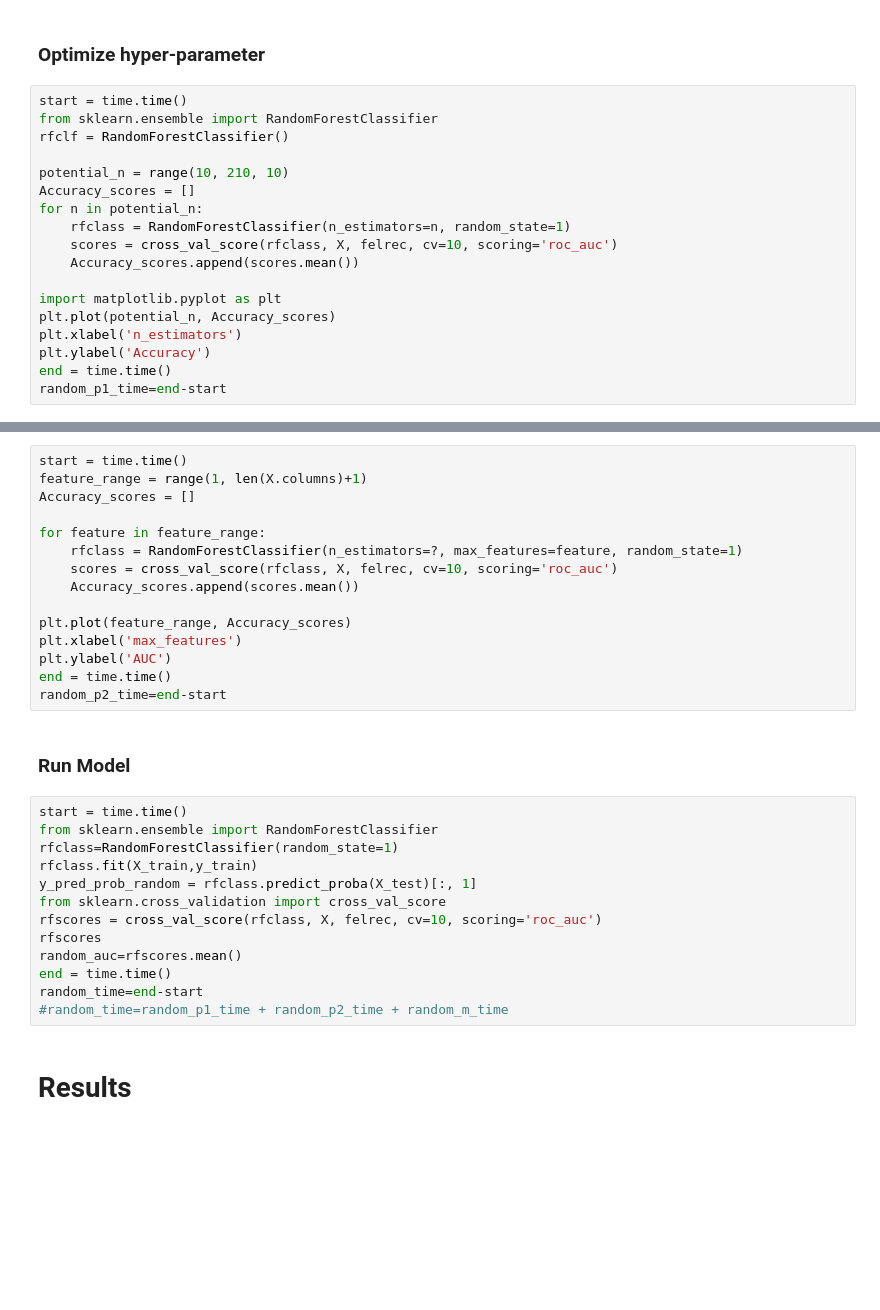
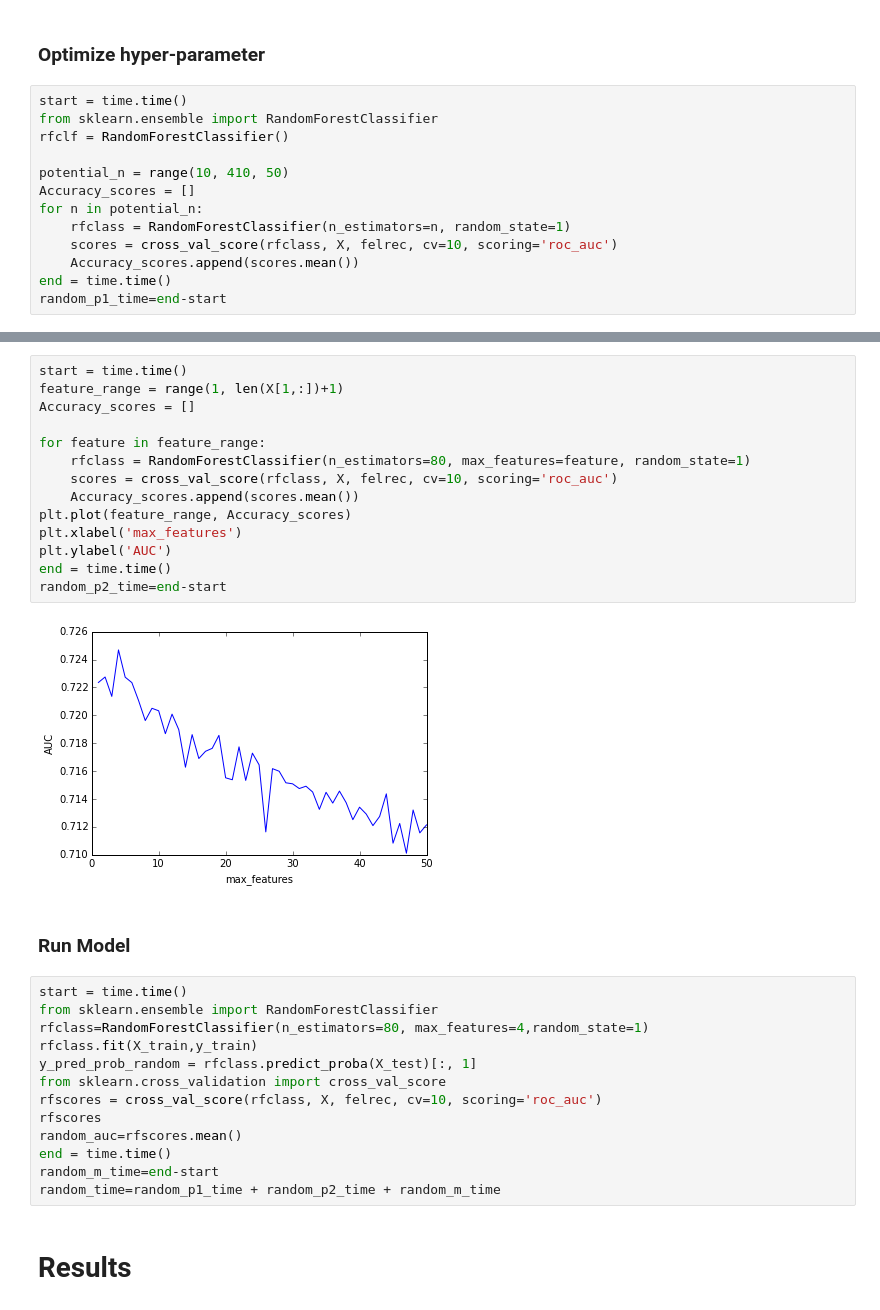
Before and after one commit to apculley/Stat-504, a Jupyter notebook: HW_3/HW_3.ipynb, the cells around one changed output, grey strips where cells are left out. Drawn from its saved outputs; the diff is of its cells as text; blank space fills up the shorter version.

```diff
--- a/HW_3/HW_3.ipynb
+++ b/HW_3/HW_3.ipynb
@@ -237,16 +240,11 @@ start = time.time()
 from sklearn.ensemble import RandomForestClassifier
 rfclf = RandomForestClassifier()
 
-potential_n = range(10, 210, 10)
+potential_n = range(10, 410, 50)
 Accuracy_scores = []
 for n in potential_n:
     rfclass = RandomForestClassifier(n_estimators=n, random_state=1)
     scores = cross_val_score(rfclass, X, felrec, cv=10, scoring='roc_auc')
     Accuracy_scores.append(scores.mean())
-
-import matplotlib.pyplot as plt
-plt.plot(potential_n, Accuracy_scores)
-plt.xlabel('n_estimators')
-plt.ylabel('Accuracy')
 end = time.time()
 random_p1_time=end-start
@@ -253,24 +258,25 @@ random_p1_time=end-start
 # %%
 start = time.time()
-feature_range = range(1, len(X.columns)+1)
+feature_range = range(1, len(X[1,:])+1)
 Accuracy_scores = []
 
 for feature in feature_range:
-    rfclass = RandomForestClassifier(n_estimators=?, max_features=feature, random_state=1)
+    rfclass = RandomForestClassifier(n_estimators=80, max_features=feature, random_state=1)
     scores = cross_val_score(rfclass, X, felrec, cv=10, scoring='roc_auc')
     Accuracy_scores.append(scores.mean())
-
 plt.plot(feature_range, Accuracy_scores)
 plt.xlabel('max_features')
 plt.ylabel('AUC')
 end = time.time()
 random_p2_time=end-start
+# %% [output]
+[figure, added]
 # %% [markdown]
 ### Run Model
 # %%
 start = time.time()
 from sklearn.ensemble import RandomForestClassifier
-rfclass=RandomForestClassifier(random_state=1)
+rfclass=RandomForestClassifier(n_estimators=80, max_features=4,random_state=1)
 rfclass.fit(X_train,y_train)
 y_pred_prob_random = rfclass.predict_proba(X_test)[:, 1]
 from sklearn.cross_validation import cross_val_score
@@ -278,8 +284,8 @@ rfscores = cross_val_score(rfclass, X, felrec, cv=10, scoring='roc_auc')
 rfscores
 random_auc=rfscores.mean()
 end = time.time()
-random_time=end-start
-#random_time=random_p1_time + random_p2_time + random_m_time
+random_m_time=end-start
+random_time=random_p1_time + random_p2_time + random_m_time
 # %% [markdown]
 # Results
 # %% [markdown]
```
Also changed, not shown: parts of 21 cells of this notebook.
